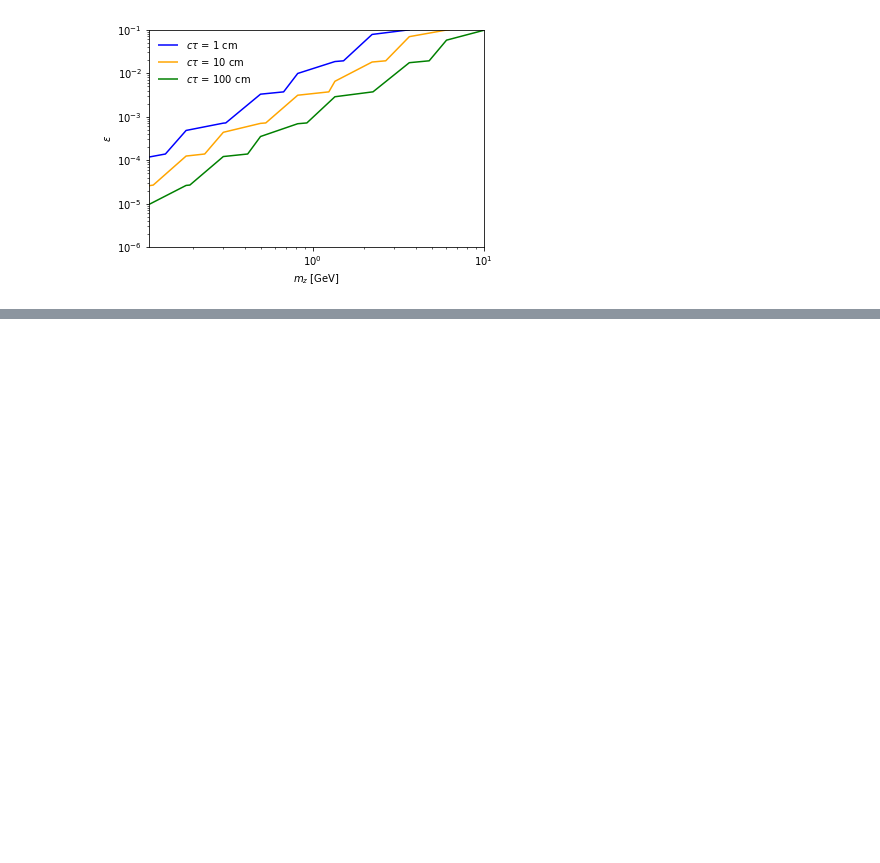
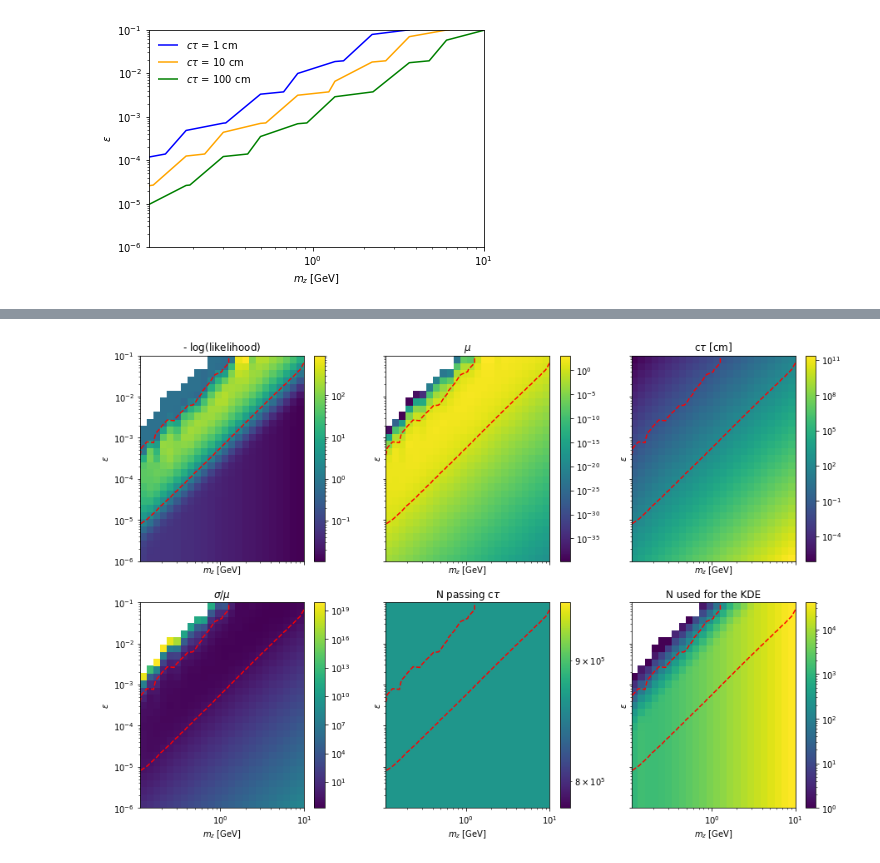
Before and after one commit to mhostert/dark-neutrinos-at-T2K, a Jupyter notebook: exp_analysis/6_heavy_nonminimal_visualisation.ipynb, the cells around one changed output, grey strips where cells are left out. Saved outputs shown, nothing was run; the diff lists cells and outputs as text; code cells hidden in the pictures; blank space fills up the shorter version.

```diff
--- a/exp_analysis/6_heavy_nonminimal_visualisation.ipynb
+++ b/exp_analysis/6_heavy_nonminimal_visualisation.ipynb
@@ -178,0 +220,41 @@ fig.savefig(save_folder + 'dark_photon_space_study_precision.pdf')
+# %%
+Ud4_2 = 1
+
+fig, axs = plt.subplots(2, 3, figsize=(15, 10), sharex=True, sharey=True)
+axs[0][0].loglog()
+
+pcm = axs[0][0].pcolormesh(mz, epsilon, -dark_photons_constraints_new[Ud4_2][0], norm=LogNorm())
+fig.colorbar(pcm, ax=axs[0][0])
+axs[0][0].set_title(r'- $\log$(likelihood)')
+
+pcm = axs[0][1].pcolormesh(mz, epsilon, dark_photons_constraints_new[Ud4_2][1], norm=LogNorm())
+fig.colorbar(pcm, ax=axs[0][1])
+axs[0][1].set_title(r'$\mu$')
+
+pcm = axs[0][2].pcolormesh(mz, epsilon, dark_photons_constraints_new[Ud4_2][3], norm=LogNorm())
+fig.colorbar(pcm, ax=axs[0][2])
+axs[0][2].set_title(r'c$\tau$ [cm]')
+
+
+pcm = axs[1][0].pcolormesh(mz, epsilon, np.sqrt(dark_photons_constraints_new[Ud4_2][2])/dark_photons_constraints_new[Ud4_2][1], norm=LogNorm())
+fig.colorbar(pcm, ax=axs[1][0])
+axs[1][0].set_title(r'$\sigma / \mu$')
+
+pcm = axs[1][1].pcolormesh(mz, epsilon, dark_photons_constraints_new[Ud4_2][4], norm=LogNorm())
+fig.colorbar(pcm, ax=axs[1][1])
+axs[1][1].set_title(r'N passing c$\tau$')
+
+pcm = axs[1][2].pcolormesh(mz, epsilon, dark_photons_constraints_new[Ud4_2][5], norm=LogNorm())
+fig.colorbar(pcm, ax=axs[1][2])
+axs[1][2].set_title(r'N used for the KDE')
+
+for axes in axs:
+    for ax in axes:
+        ax.set_xlabel(r'$m_z$ [GeV]')
+        ax.set_ylabel(r'$\epsilon$')
+        ax.contour(mz, epsilon, dark_photons_constraints_new[Ud4_2][0], levels=[levels[0.9]], colors=['red'])
+
+fig.savefig(save_folder + 'dark_photon_space_study_precision_new.png', bbox_inches='tight', dpi=250)
+fig.savefig(save_folder + 'dark_photon_space_study_precision_new.pdf')
+# %% [output]
+[figure, added]
```
Also changed, not shown: parts of 8 cells of this notebook, 7 other files.
